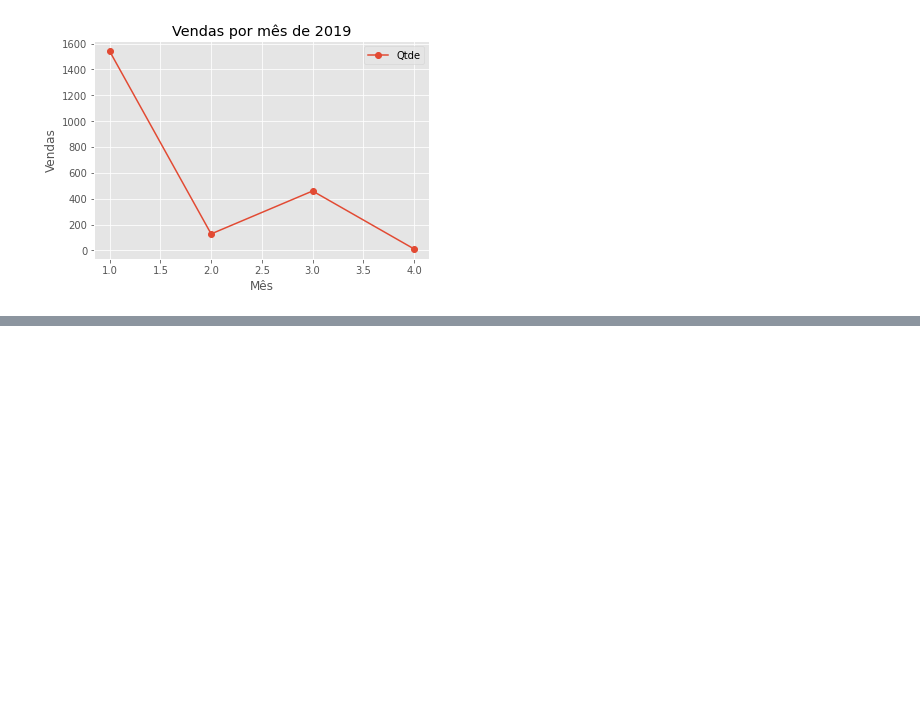
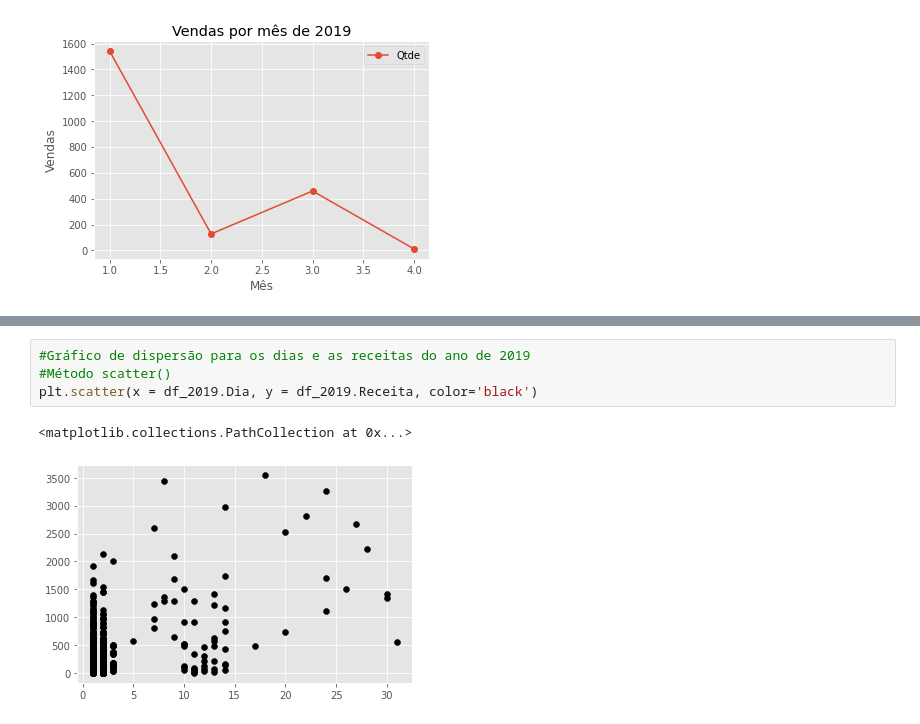
Before and after one commit to shl0mo/AnaliseDados_DIO-Pandas, a Jupyter notebook: AnaliseDados_DIO_Pandas.ipynb, the cells around one changed output, grey strips where cells are left out. Cells and saved outputs as stored; diff of their text form; blank space fills up the shorter version.

```diff
--- a/AnaliseDados_DIO_Pandas.ipynb
+++ b/AnaliseDados_DIO_Pandas.ipynb
@@ -560,0 +567,7 @@ plt.legend()
+# %%
+#Gráfico de dispersão para os dias e as receitas do ano de 2019
+#Método scatter()
+plt.scatter(x = df_2019.Dia, y = df_2019.Receita, color='black')
+# %% [output]
+<matplotlib.collections.PathCollection at 0x...>
+[figure, added]
```
Also changed, not shown: parts of 2 cells of this notebook.
